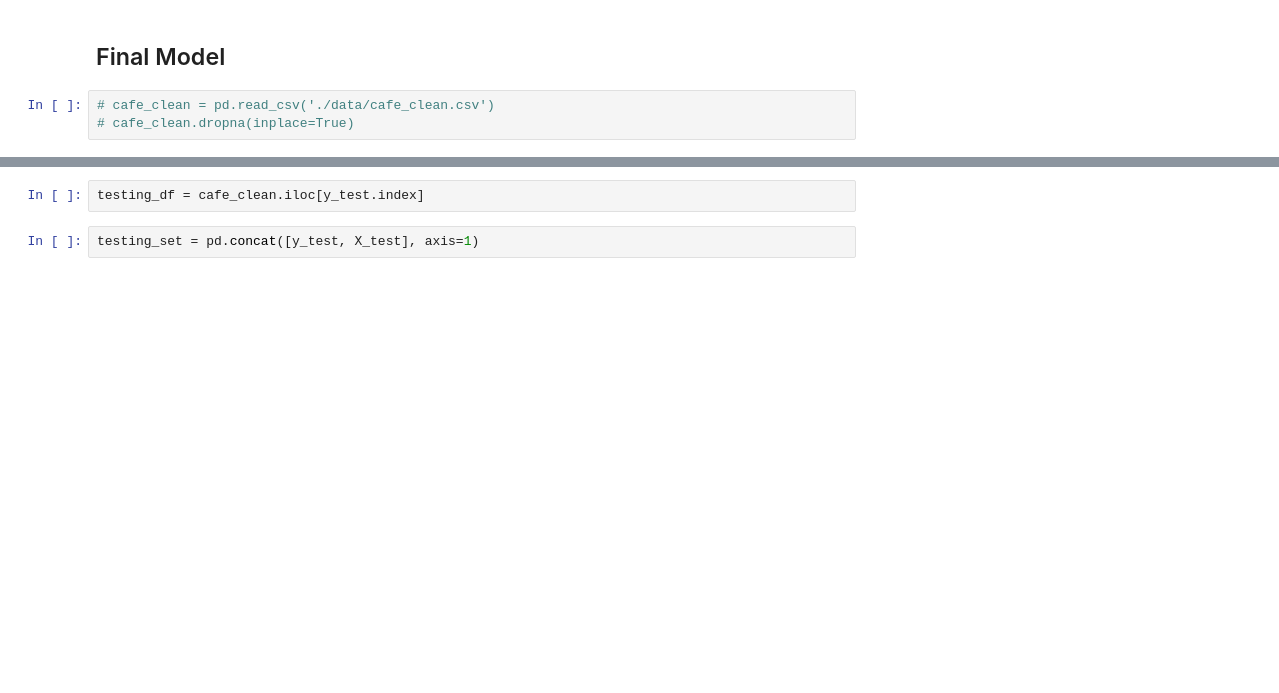
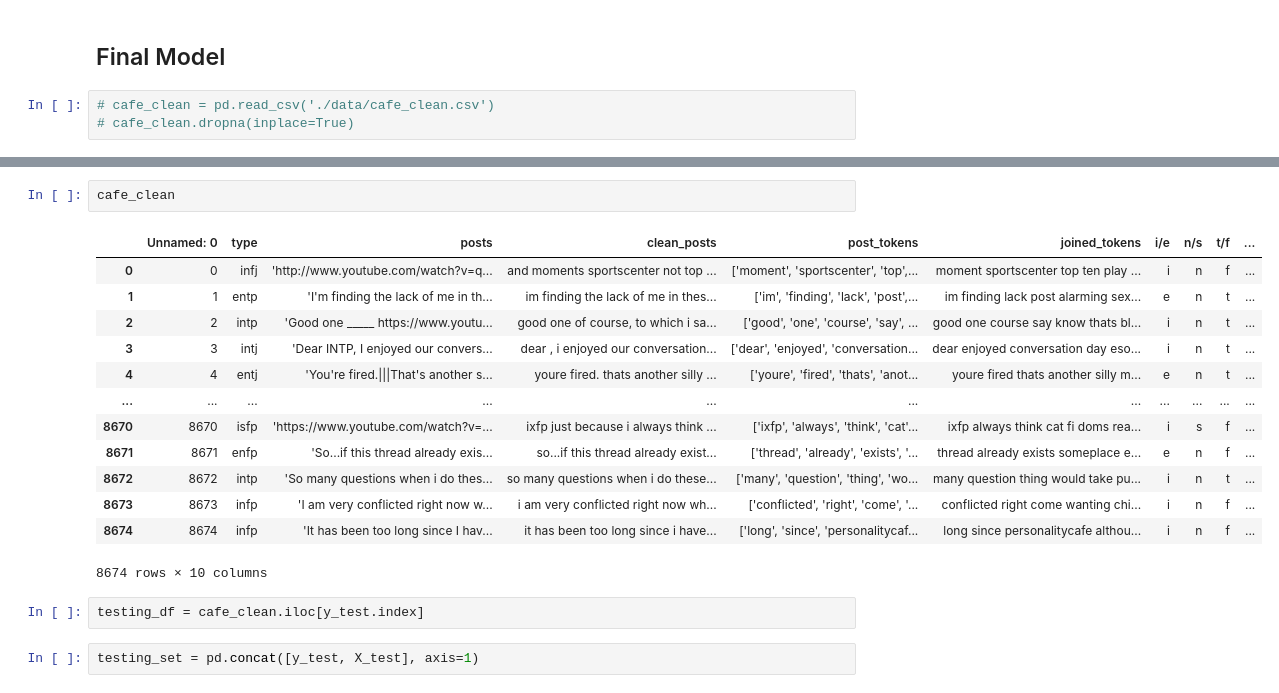
Before and after one commit to westonshuken/Automatic-Personality-Prediction, a Jupyter notebook: index.ipynb, the cells around one changed output, grey strips where cells are left out. Saved outputs shown, nothing was run; the diff lists cells and outputs as text; blank space fills up the shorter version.

```diff
--- a/index.ipynb
+++ b/index.ipynb
@@ -910,3 +936,19 @@ weighted avg       0.79      0.79      0.79      2169
+# %%
+cafe_clean
+# %% [output]
+|  | Unnamed: 0 | type | posts | clean_posts | post_tokens | joined_tokens | i/e | n/s | t/f | ... |
+| 0 | 0 | infj | 'http://www.youtube.com/watch?v=q... | and moments sportscenter not top ... | ['moment', 'sportscenter', 'top',... | moment sportscenter top ten play ... | i | n | f | ... |
+| 1 | 1 | entp | 'I'm finding the lack of me in th... | im finding the lack of me in thes... | ['im', 'finding', 'lack', 'post',... | im finding lack post alarming sex... | e | n | t | ... |
+| 2 | 2 | intp | 'Good one _____ https://www.youtu... | good one of course, to which i sa... | ['good', 'one', 'course', 'say', ... | good one course say know thats bl... | i | n | t | ... |
+| 3 | 3 | intj | 'Dear INTP, I enjoyed our convers... | dear , i enjoyed our conversation... | ['dear', 'enjoyed', 'conversation... | dear enjoyed conversation day eso... | i | n | t | ... |
+| 4 | 4 | entj | 'You're fired.|||That's another s... | youre fired. thats another silly ... | ['youre', 'fired', 'thats', 'anot... | youre fired thats another silly m... | e | n | t | ... |
+| ... | ... | ... | ... | ... | ... | ... | ... | ... | ... | ... |
+| 8670 | 8670 | isfp | 'https://www.youtube.com/watch?v=... | ixfp just because i always think ... | ['ixfp', 'always', 'think', 'cat'... | ixfp always think cat fi doms rea... | i | s | f | ... |
+| 8671 | 8671 | enfp | 'So...if this thread already exis... | so...if this thread already exist... | ['thread', 'already', 'exists', '... | thread already exists someplace e... | e | n | f | ... |
+| 8672 | 8672 | intp | 'So many questions when i do thes... | so many questions when i do these... | ['many', 'question', 'thing', 'wo... | many question thing would take pu... | i | n | t | ... |
+| 8673 | 8673 | infp | 'I am very conflicted right now w... | i am very conflicted right now wh... | ['conflicted', 'right', 'come', '... | conflicted right come wanting chi... | i | n | f | ... |
+| 8674 | 8674 | infp | 'It has been too long since I hav... | it has been too long since i have... | ['long', 'since', 'personalitycaf... | long since personalitycafe althou... | i | n | f | ... |
+8674 rows × 10 columns
 # %%
 testing_df = cafe_clean.iloc[y_test.index]
 # %%
```
Also changed, not shown: parts of 49 cells of this notebook, 4 other files.
